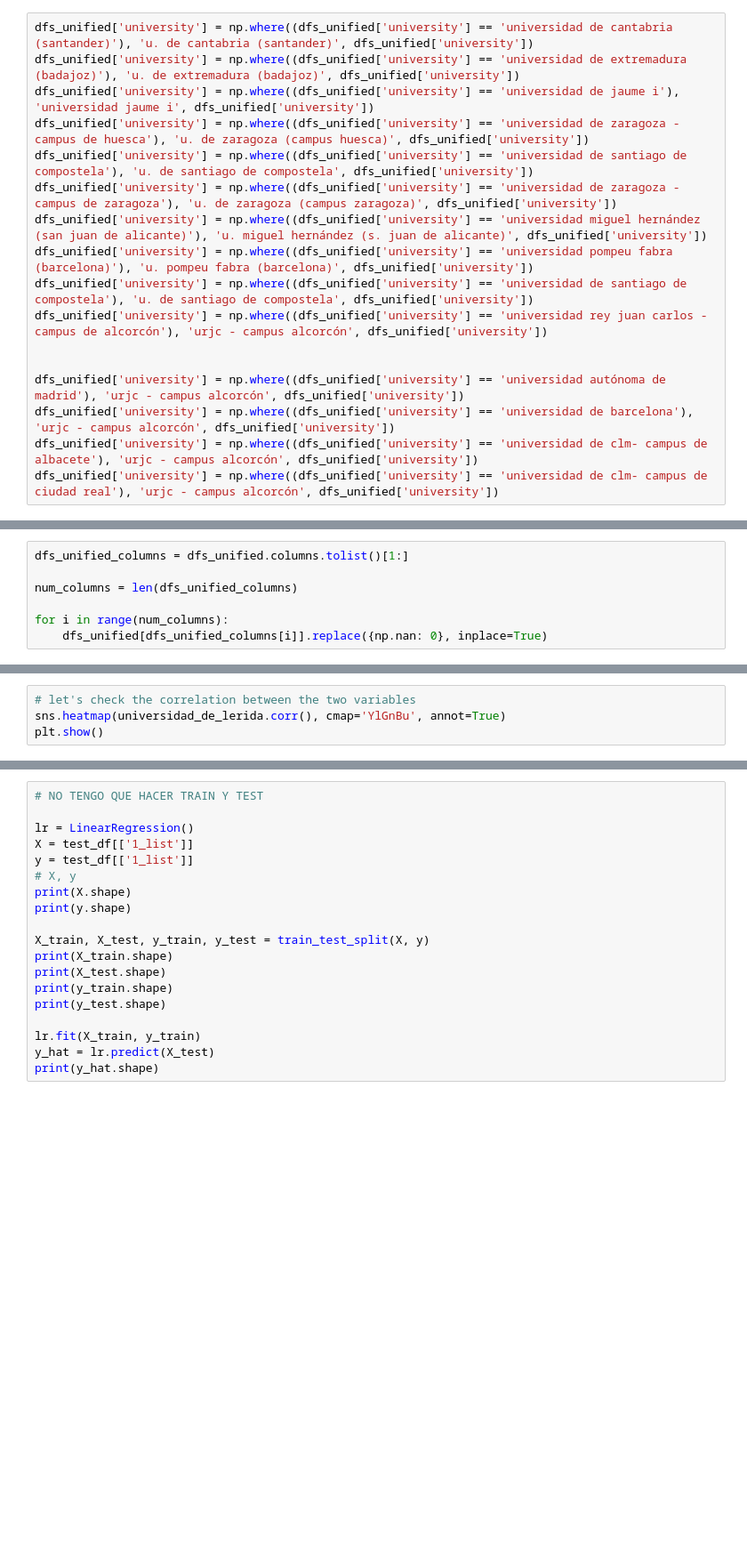
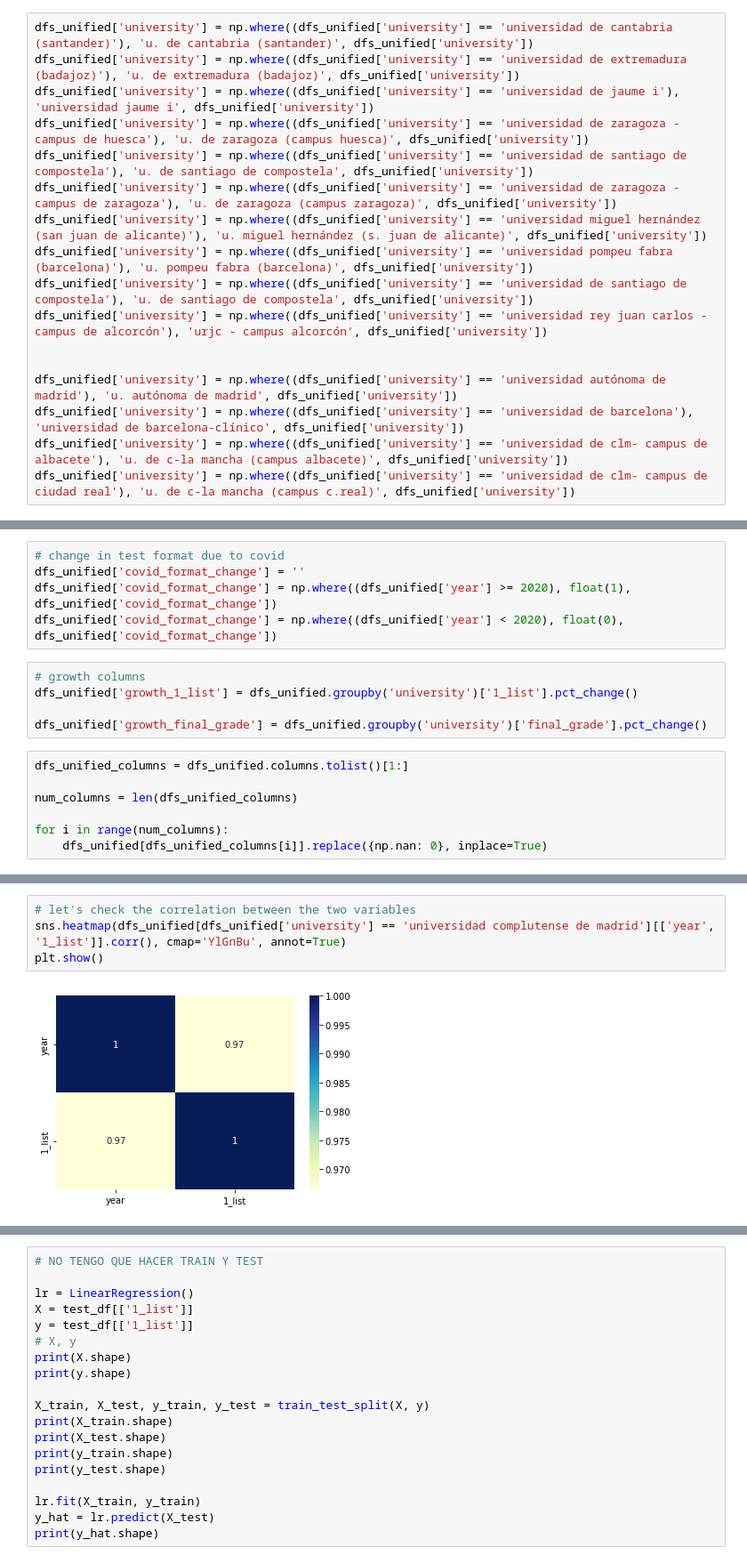
Before and after one commit to MiguelMonederoRubio/MasterDataScience_FinalProject_TFM, a Jupyter notebook: Prediction_Medicine_Selectivity_Scores.ipynb, the cells around one changed output, grey strips where cells are left out. Shown at 89% size. Cells and saved outputs as stored; diff of their text form; blank space fills up the shorter version.

```diff
--- a/Prediction_Medicine_Selectivity_Scores.ipynb
+++ b/Prediction_Medicine_Selectivity_Scores.ipynb
@@ -324,10 +341,10 @@ dfs_unified['university'] = np.where((dfs_unified['university'] == 'universidad
 dfs_unified['university'] = np.where((dfs_unified['university'] == 'universidad rey juan carlos - campus de alcorcón'), 'urjc - campus alcorcón', dfs_unified['university'])
 
 
-dfs_unified['university'] = np.where((dfs_unified['university'] == 'universidad autónoma de madrid'), 'urjc - campus alcorcón', dfs_unified['university'])
-dfs_unified['university'] = np.where((dfs_unified['university'] == 'universidad de barcelona'), 'urjc - campus alcorcón', dfs_unified['university'])
-dfs_unified['university'] = np.where((dfs_unified['university'] == 'universidad de clm- campus de albacete'), 'urjc - campus alcorcón', dfs_unified['university'])
-dfs_unified['university'] = np.where((dfs_unified['university'] == 'universidad de clm- campus de ciudad real'), 'urjc - campus alcorcón', dfs_unified['university'])
+dfs_unified['university'] = np.where((dfs_unified['university'] == 'universidad autónoma de madrid'), 'u. autónoma de madrid', dfs_unified['university'])
+dfs_unified['university'] = np.where((dfs_unified['university'] == 'universidad de barcelona'), 'universidad de barcelona-clínico', dfs_unified['university'])
+dfs_unified['university'] = np.where((dfs_unified['university'] == 'universidad de clm- campus de albacete'), 'u. de c-la mancha (campus albacete)', dfs_unified['university'])
+dfs_unified['university'] = np.where((dfs_unified['university'] == 'universidad de clm- campus de ciudad real'), 'u. de c-la mancha (campus c.real)', dfs_unified['university'])
 # %%
 # quality check: make sure all university names are mapped with 2021 names
 
@@ -497,3 +493,13 @@ uni_year_grouped
+# %%
+# change in test format due to covid
+dfs_unified['covid_format_change'] = ''
+dfs_unified['covid_format_change'] = np.where((dfs_unified['year'] >= 2020), float(1), dfs_unified['covid_format_change'])
+dfs_unified['covid_format_change'] = np.where((dfs_unified['year'] < 2020), float(0), dfs_unified['covid_format_change'])
+# %%
+# growth columns
+dfs_unified['growth_1_list'] = dfs_unified.groupby('university')['1_list'].pct_change()
+
+dfs_unified['growth_final_grade'] = dfs_unified.groupby('university')['final_grade'].pct_change()
 # %%
 dfs_unified_columns = dfs_unified.columns.tolist()[1:]
 
@@ -569,6 +512,8 @@ universidad_de_lerida.loc[universidad_de_lerida['year'] == 2011, '1_list'].iloc[
 # %%
 # let's check the correlation between the two variables
-sns.heatmap(universidad_de_lerida.corr(), cmap='YlGnBu', annot=True)
+sns.heatmap(dfs_unified[dfs_unified['university'] == 'universidad complutense de madrid'][['year', '1_list']].corr(), cmap='YlGnBu', annot=True)
 plt.show()
+# %% [output]
+[figure, added]
 # %%
 plt.figure(figsize=(12,6))
```
Also changed, not shown: parts of 42 cells of this notebook.
